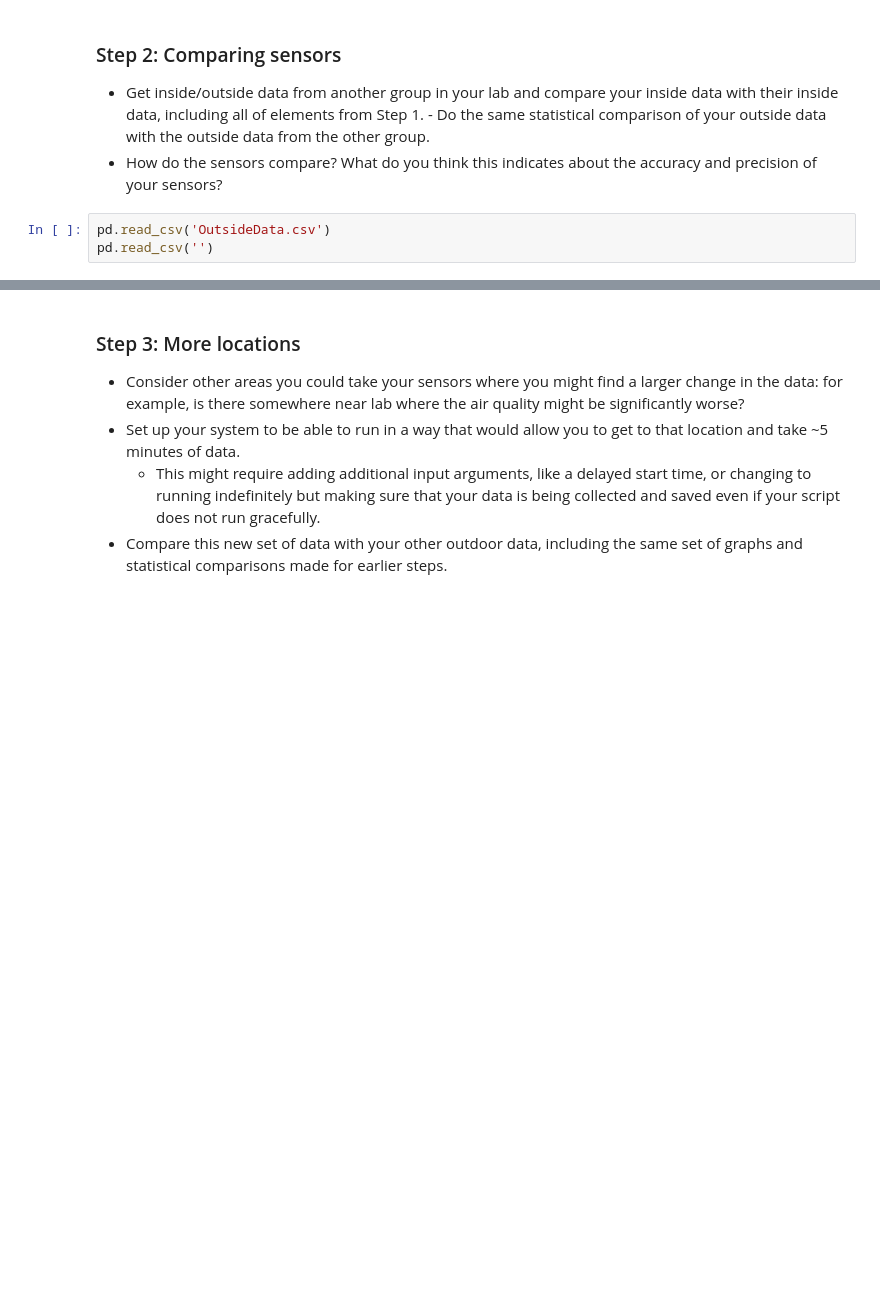
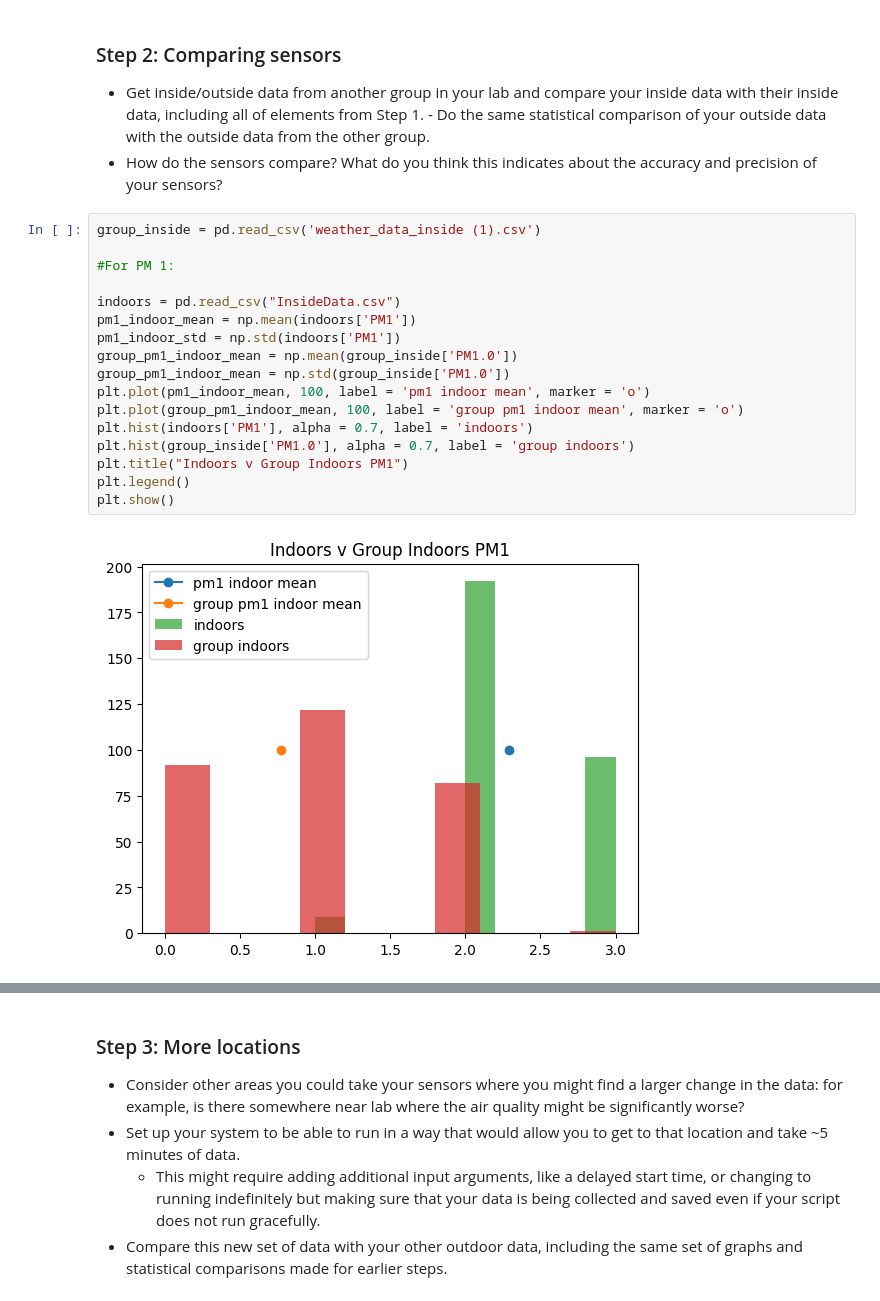
Before and after one commit to Gish-Sky/E11_LabWork, a Jupyter notebook: Lab-Activity-Week-6.ipynb, the cells around one changed output, grey strips where cells are left out. Saved outputs shown, nothing was run; the diff lists cells and outputs as text; blank space fills up the shorter version.

```diff
--- a/Lab-Activity-Week-6.ipynb
+++ b/Lab-Activity-Week-6.ipynb
@@ -126,5 +126,21 @@ Since we don't see any of the graphs truly having a Gaussian shape, it means tha
 - Get inside/outside data from another group in your lab and compare your inside data with their inside data, including all of elements from Step 1. - Do the same statistical comparison of your outside data with the outside data from the other group.
 - How do the sensors compare? What do you think this indicates about the accuracy and precision of your sensors?
 # %%
-pd.read_csv('OutsideData.csv')
-pd.read_csv('')
+group_inside = pd.read_csv('weather_data_inside (1).csv')
+
+#For PM 1:
+
+indoors = pd.read_csv("InsideData.csv")
+pm1_indoor_mean = np.mean(indoors['PM1'])
+pm1_indoor_std = np.std(indoors['PM1'])
+group_pm1_indoor_mean = np.mean(group_inside['PM1.0'])
+group_pm1_indoor_mean = np.std(group_inside['PM1.0'])
+plt.plot(pm1_indoor_mean, 100, label = 'pm1 indoor mean', marker = 'o')
+plt.plot(group_pm1_indoor_mean, 100, label = 'group pm1 indoor mean', marker = 'o')
+plt.hist(indoors['PM1'], alpha = 0.7, label = 'indoors')
+plt.hist(group_inside['PM1.0'], alpha = 0.7, label = 'group indoors')
+plt.title("Indoors v Group Indoors PM1")
+plt.legend()
+plt.show()
+# %% [output]
+[figure, added]
```
Also changed, not shown: parts of 6 cells of this notebook.
